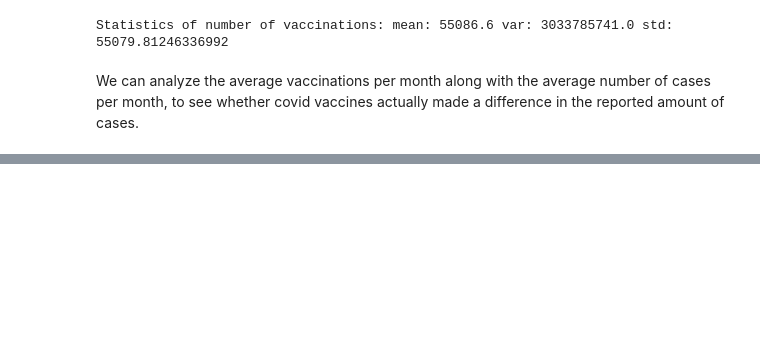
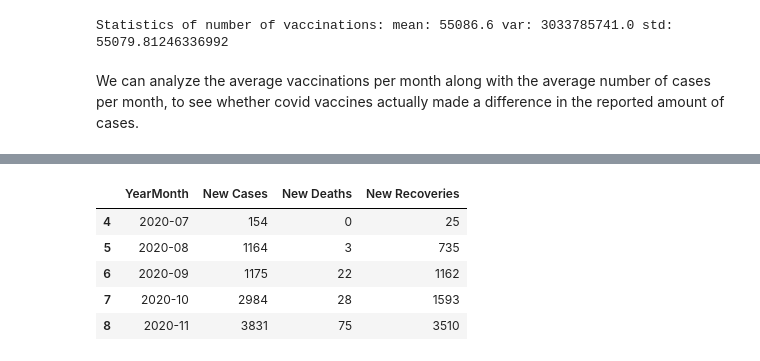
Before and after one commit to rob5194/Module9-Discussion, a Jupyter notebook: CovidStory.ipynb, the cells around one changed output, grey strips where cells are left out. Cells and saved outputs as stored; diff of their text form; code cells hidden in the pictures; blank space fills up the shorter version.

```diff
--- a/CovidStory.ipynb
+++ b/CovidStory.ipynb
@@ -274,0 +300,9 @@ ax = meanVaccineCases_df.plot(x="YearMonth", y=["Average Daily Cases", "Average
+# %%
+CasesTestsFiltered_df.head()
+# %% [output]
+|  | YearMonth | New Cases | New Deaths | New Recoveries |
+| 4 | 2020-07 | 154 | 0 | 25 |
+| 5 | 2020-08 | 1164 | 3 | 735 |
+| 6 | 2020-09 | 1175 | 22 | 1162 |
+| 7 | 2020-10 | 2984 | 28 | 1593 |
+| 8 | 2020-11 | 3831 | 75 | 3510 |
```
Also changed, not shown: parts of 25 cells of this notebook.
